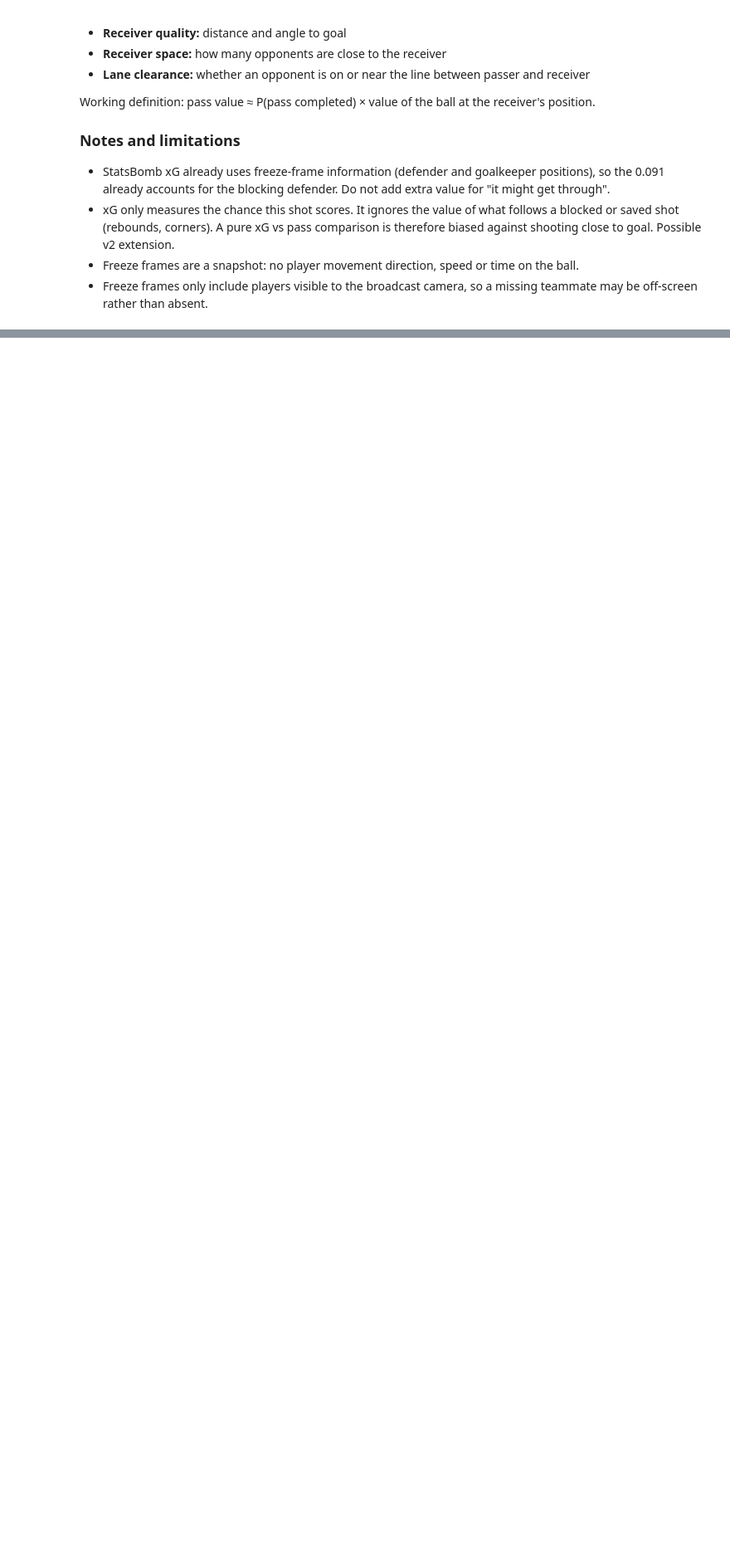
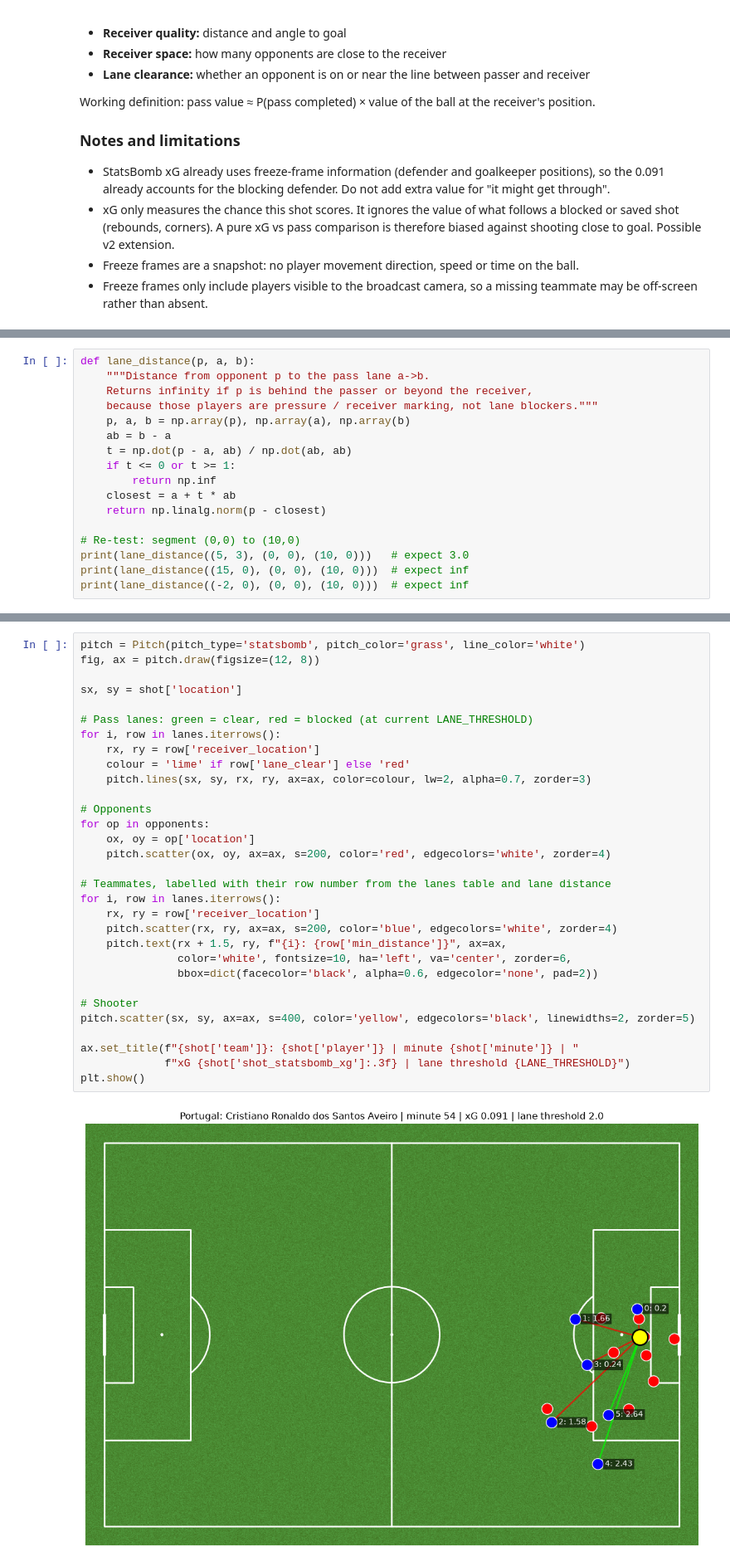
Before and after one commit to ssmith0202/shot-vs-pass, a Jupyter notebook: 01_explore_data.ipynb, the cells around one changed output, grey strips where cells are left out. Shown at 83% size. Drawn from its saved outputs; the diff is of its cells as text; blank space fills up the shorter version.

Commit message:
Labelled lane plot; lane clearance validated against manual read

```diff
--- a/01_explore_data.ipynb
+++ b/01_explore_data.ipynb
@@ -252,0 +309,17 @@ Working definition: pass value ≈ P(pass completed) × value of the ball at the
+# %%
+def lane_distance(p, a, b):
+    """Distance from opponent p to the pass lane a->b.
+    Returns infinity if p is behind the passer or beyond the receiver,
+    because those players are pressure / receiver marking, not lane blockers."""
+    p, a, b = np.array(p), np.array(a), np.array(b)
+    ab = b - a
+    t = np.dot(p - a, ab) / np.dot(ab, ab)
+    if t <= 0 or t >= 1:
+        return np.inf
+    closest = a + t * ab
+    return np.linalg.norm(p - closest)
+
+# Re-test: segment (0,0) to (10,0)
+print(lane_distance((5, 3), (0, 0), (10, 0)))   # expect 3.0
+print(lane_distance((15, 0), (0, 0), (10, 0)))  # expect inf
+print(lane_distance((-2, 0), (0, 0), (10, 0)))  # expect inf
@@ -252,0 +363,33 @@ Working definition: pass value ≈ P(pass completed) × value of the ball at the
+# %%
+pitch = Pitch(pitch_type='statsbomb', pitch_color='grass', line_color='white')
+fig, ax = pitch.draw(figsize=(12, 8))
+
+sx, sy = shot['location']
+
+# Pass lanes: green = clear, red = blocked (at current LANE_THRESHOLD)
+for i, row in lanes.iterrows():
+    rx, ry = row['receiver_location']
+    colour = 'lime' if row['lane_clear'] else 'red'
+    pitch.lines(sx, sy, rx, ry, ax=ax, color=colour, lw=2, alpha=0.7, zorder=3)
+
+# Opponents
+for op in opponents:
+    ox, oy = op['location']
+    pitch.scatter(ox, oy, ax=ax, s=200, color='red', edgecolors='white', zorder=4)
+
+# Teammates, labelled with their row number from the lanes table and lane distance
+for i, row in lanes.iterrows():
+    rx, ry = row['receiver_location']
+    pitch.scatter(rx, ry, ax=ax, s=200, color='blue', edgecolors='white', zorder=4)
+    pitch.text(rx + 1.5, ry, f"{i}: {row['min_distance']}", ax=ax,
+               color='white', fontsize=10, ha='left', va='center', zorder=6,
+               bbox=dict(facecolor='black', alpha=0.6, edgecolor='none', pad=2))
+
+# Shooter
+pitch.scatter(sx, sy, ax=ax, s=400, color='yellow', edgecolors='black', linewidths=2, zorder=5)
+
+ax.set_title(f"{shot['team']}: {shot['player']} | minute {shot['minute']} | "
+             f"xG {shot['shot_statsbomb_xg']:.3f} | lane threshold {LANE_THRESHOLD}")
+plt.show()
+# %% [output]
+[figure, added]
```
Also changed, not shown: parts of 6 cells of this notebook.
